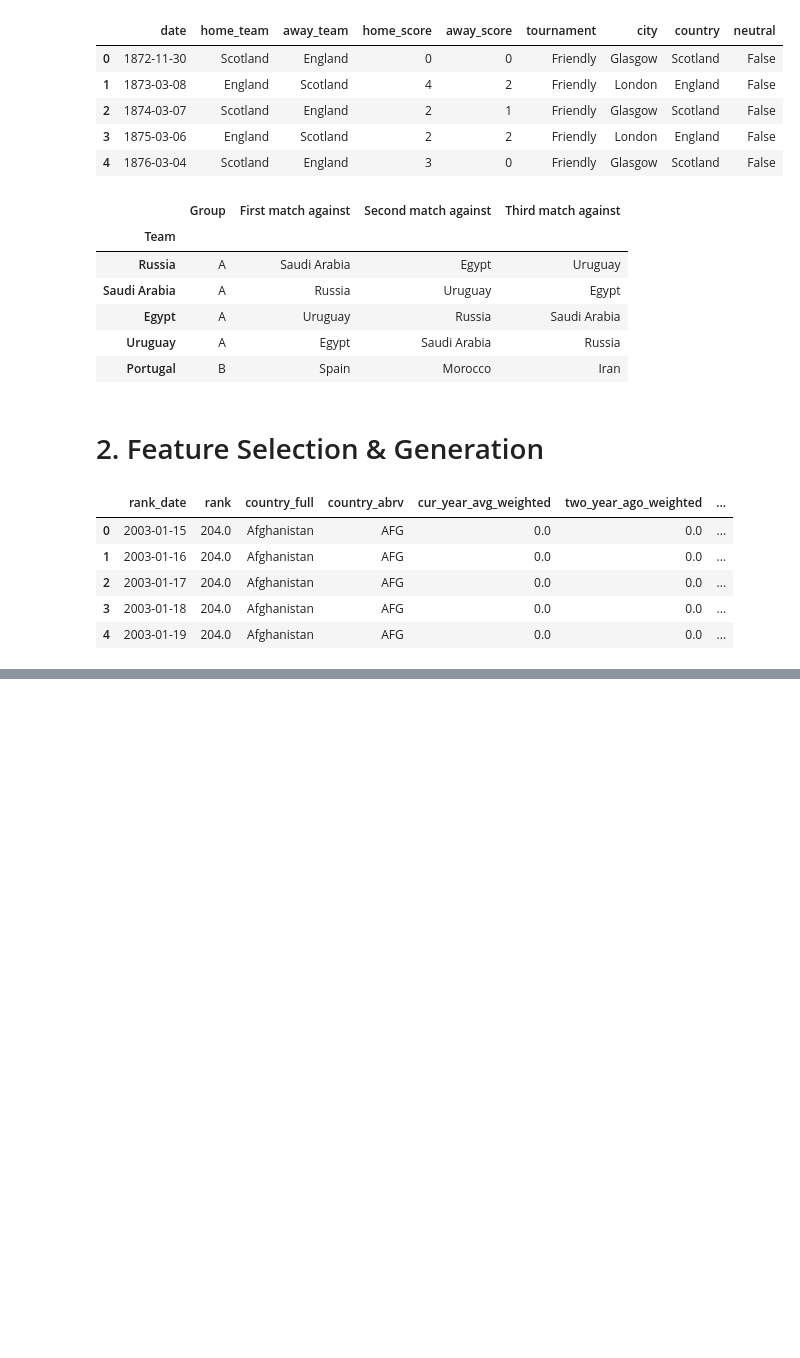
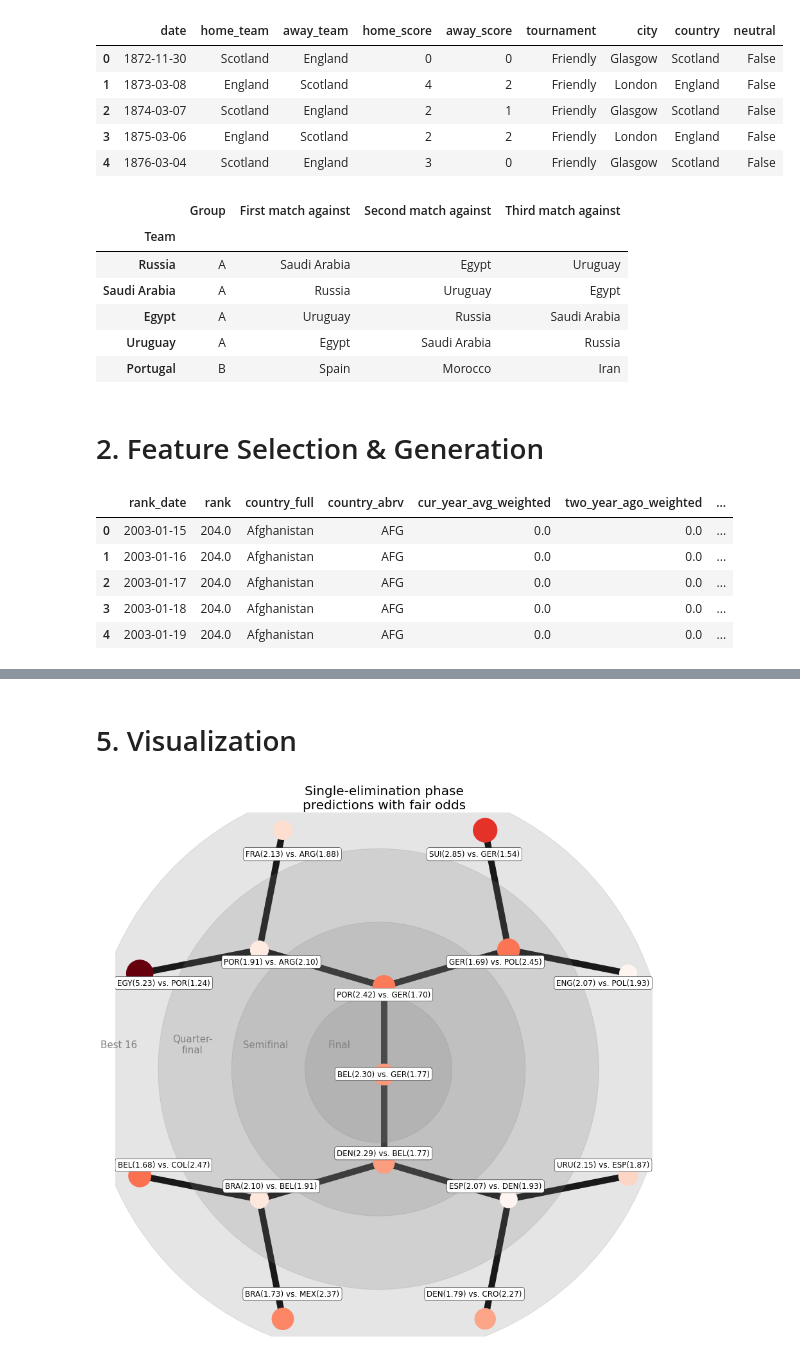
Before and after one commit to eozhisarcikli/football-world-cup-winner-prediction, a Jupyter notebook: Feature Selection & Modelling & Visualization.ipynb, the cells around one changed output, grey strips where cells are left out. Drawn from its saved outputs; the diff is of its cells as text; code cells hidden in the pictures; blank space fills up the shorter version.

```diff
--- a/Feature Selection & Modelling & Visualization.ipynb
+++ b/Feature Selection & Modelling & Visualization.ipynb
@@ -134,0 +229,9 @@ matches.head()
+# %%
+# let's define a small margin that we add, so that we predict draws when probabilies lie between 0.475 and 0.525
+margin = 0.025
+
+# let's define the rankings at the time of the World Cup (so we sort on most recent rankings)
+world_cup_rankings = rankings.loc[(rankings['rank_date'] == rankings['rank_date'].max()) &
+                                    rankings['country_full'].isin(world_cup.index.unique())]
+world_cup_rankings = world_cup_rankings.set_index(['country_full'])
+world_cup_rankings.head()
@@ -134,0 +309,11 @@ matches.head()
+# %%
+# Hardcode the mappings
+pairing = [0,3,4,7,8,11,12,15,1,2,5,6,9,10,13,14]
+
+world_cup = world_cup.sort_values(by=['Group', 'points', 'total_prob'], ascending=False).reset_index()
+next_round_wc = world_cup.groupby('Group').nth([0, 1]) # select the top 2
+next_round_wc = next_round_wc.reset_index()
+next_round_wc = next_round_wc.loc[pairing]
+next_round_wc = next_round_wc.set_index('Team')
+
+next_round_wc.sort_values(by='Group')
@@ -134,0 +407,48 @@ matches.head()
+# %% [markdown]
+# 5. Visualization
+# %%
+import networkx as nx
+import pydot
+from networkx.drawing.nx_pydot import graphviz_layout
+
+node_sizes = pd.DataFrame(list(reversed(odds)))
+scale_factor = 0.3 # for visualization
+G = nx.balanced_tree(2, 3)
+pos = graphviz_layout(G, prog='twopi')
+centre = pd.DataFrame(pos).mean(axis=1).mean()
+
+plt.figure(figsize=(15, 15))
+ax = plt.subplot(1,1,1)
+
+# add circles
+circle_positions = [(235, 'black'), (180, 'blue'), (120, 'red'), (60, 'yellow')]
+[ax.add_artist(plt.Circle((centre, centre),
+                          cp, color='grey',
+                          alpha=0.2)) for cp, c in circle_positions]
+
+# draw first the graph
+nx.draw(G, pos,
+        node_color=node_sizes.diff(axis=1)[1].abs().pow(scale_factor),
+        node_size=node_sizes.diff(axis=1)[1].abs().pow(scale_factor)*2000,
+        alpha=1,
+        cmap='Reds',
+        edge_color='black',
+        width=10,
+        with_labels=False)
+
+# draw the custom node labels
+shifted_pos = {k:[(v[0]-centre)*0.9+centre,(v[1]-centre)*0.9+centre] for k,v in pos.items()}
+nx.draw_networkx_labels(G,
+                        pos=shifted_pos,
+                        bbox=dict(boxstyle="round,pad=0.3", fc="white", ec="black", lw=.5, alpha=1),
+                        labels=dict(zip(reversed(range(len(labels))), labels)))
+
+texts = ((10, 'Best 16', 'black'), (70, 'Quarter-\nfinal', 'blue'), (130, 'Semifinal', 'red'), (190, 'Final', 'yellow'))
+[plt.text(p, centre+20, t,
+          fontsize=15, color='grey',
+          va='center', ha='center') for p,t,c in texts]
+plt.axis('equal')
+plt.title('Single-elimination phase\npredictions with fair odds', fontsize=20)
+plt.show()
+# %% [output]
+[figure, added]
```
Also changed, not shown: parts of 12 cells of this notebook.
